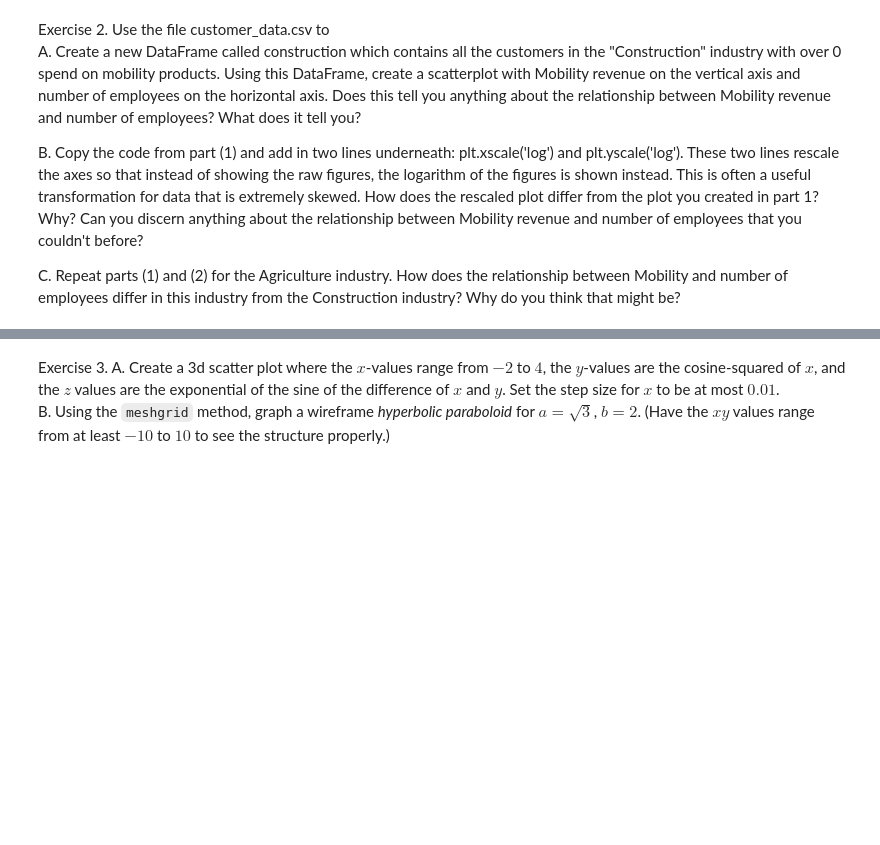
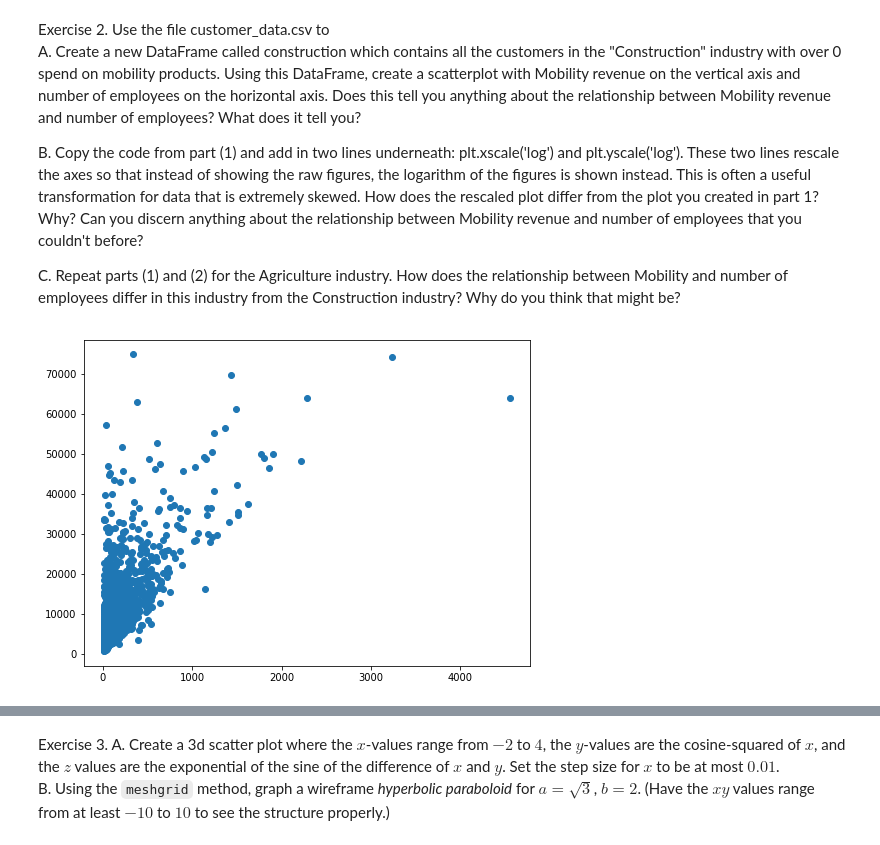
Before and after one commit to taraahmadi/Data-Science, a Jupyter notebook: Data+Visualization+Examples.ipynb, the cells around one changed output, grey strips where cells are left out. Cells and saved outputs as stored; diff of their text form; code cells hidden in the pictures; blank space fills up the shorter version.

```diff
--- a/Data+Visualization+Examples.ipynb
+++ b/Data+Visualization+Examples.ipynb
@@ -51,3 +50,11 @@ Exercise 2. Use the file customer_data.csv to
 
 
 C. Repeat parts (1) and (2) for the Agriculture industry. How does the relationship between Mobility and number of employees differ in this industry from the Construction industry? Why do you think that might be?
+# %%
+# 1A
+ci = pd.read_csv("/Users/taraahmadi/Documents/GitHub/Data-Science//customer_info.csv")
+
+construction = ci[(ci['INDUSTRY'] == 'Construction') & (ci['MOBILITY'] > 0)]
+scatter(construction['EMP'] , construction['MOBILITY'] );
+# %% [output]
+[figure, added]
```
Also changed, not shown: parts of 4 cells of this notebook, 3 other files.
